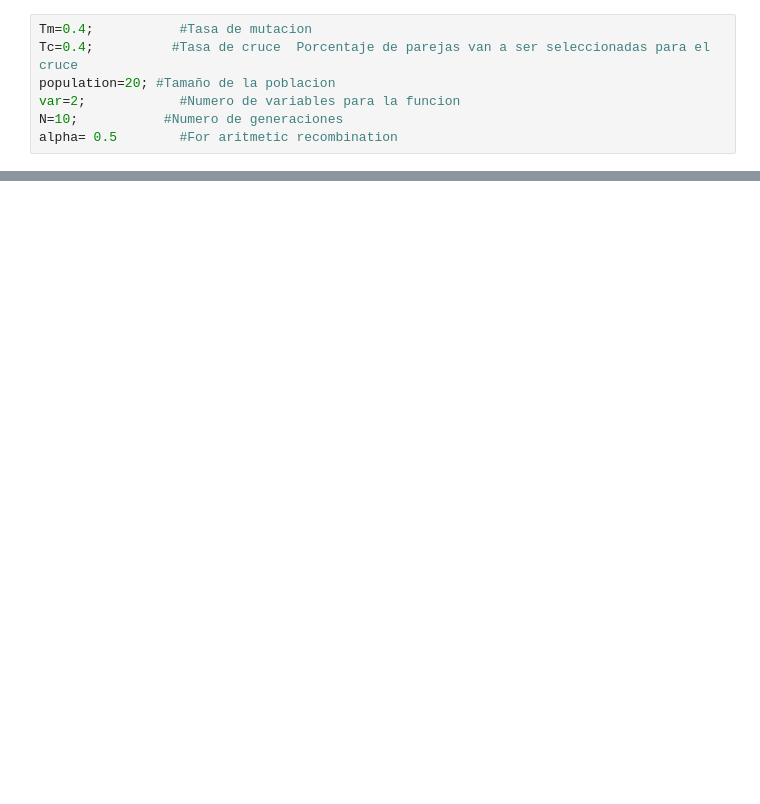
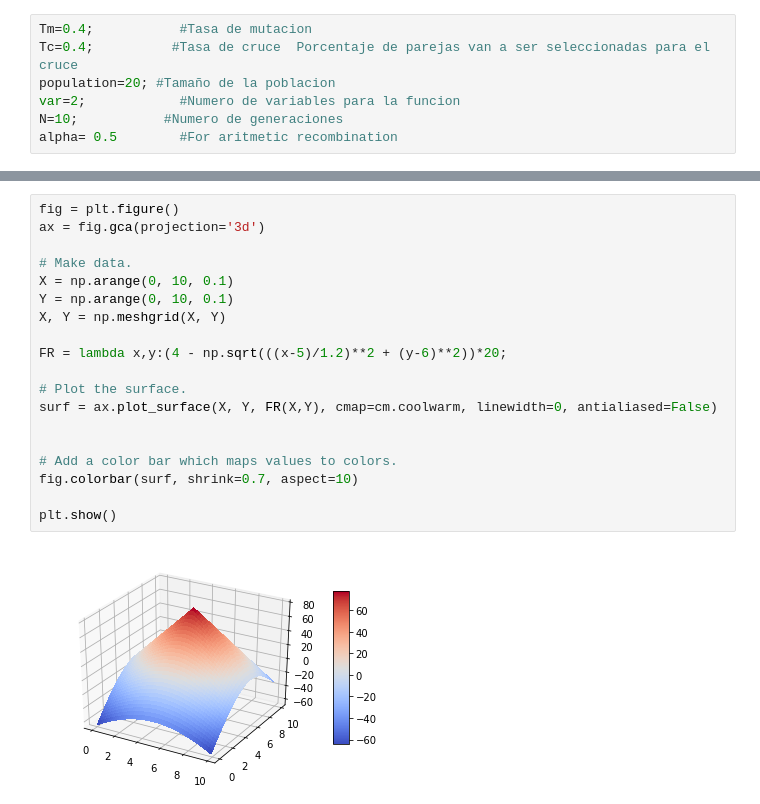
Before and after one commit to williamegomez/Machine-Learnign-Teaching, a Jupyter notebook: lessons/2018-1/Genetic Algorithms/GeneticOptimization.ipynb, the cells around one changed output, grey strips where cells are left out. Saved outputs shown, nothing was run; the diff lists cells and outputs as text; blank space fills up the shorter version.

```diff
--- a/lessons/2018-1/Genetic Algorithms/GeneticOptimization.ipynb
+++ b/lessons/2018-1/Genetic Algorithms/GeneticOptimization.ipynb
@@ -110,0 +111,21 @@ plt.show()
+# %%
+fig = plt.figure()
+ax = fig.gca(projection='3d')
+
+# Make data.
+X = np.arange(0, 10, 0.1)
+Y = np.arange(0, 10, 0.1)
+X, Y = np.meshgrid(X, Y)
+
+FR = lambda x,y:(4 - np.sqrt(((x-5)/1.2)**2 + (y-6)**2))*20;
+
+# Plot the surface.
+surf = ax.plot_surface(X, Y, FR(X,Y), cmap=cm.coolwarm, linewidth=0, antialiased=False)
+
+
+# Add a color bar which maps values to colors.
+fig.colorbar(surf, shrink=0.7, aspect=10)
+
+plt.show()
+# %% [output]
+[figure, added]
```
Also changed, not shown: parts of 2 cells of this notebook, 2 other files.
